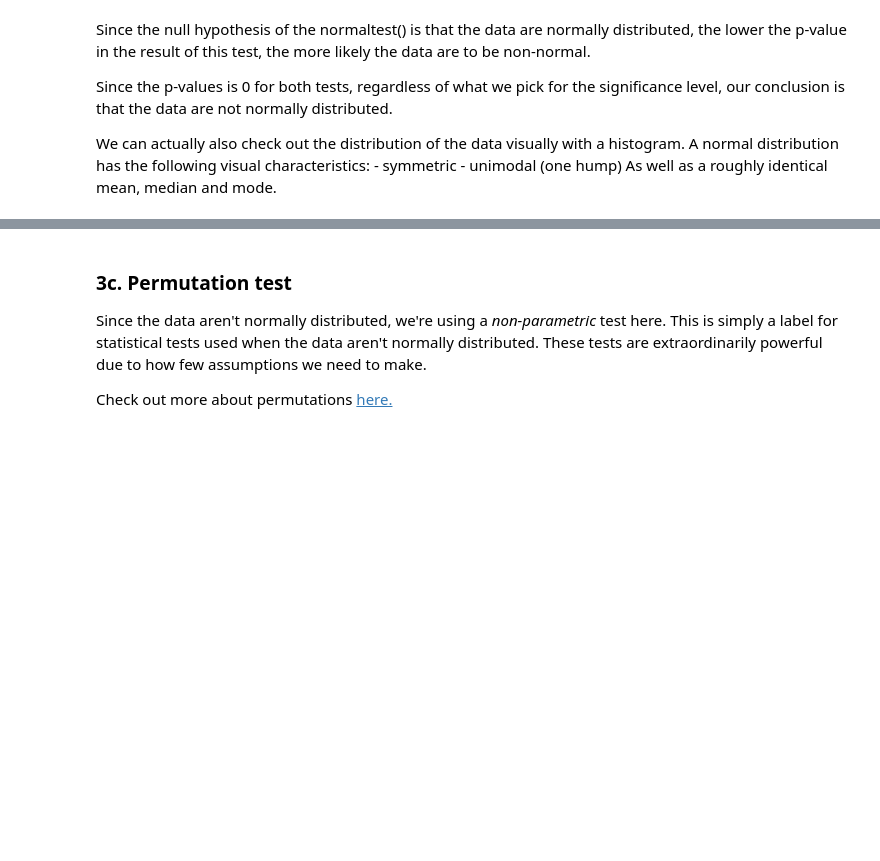
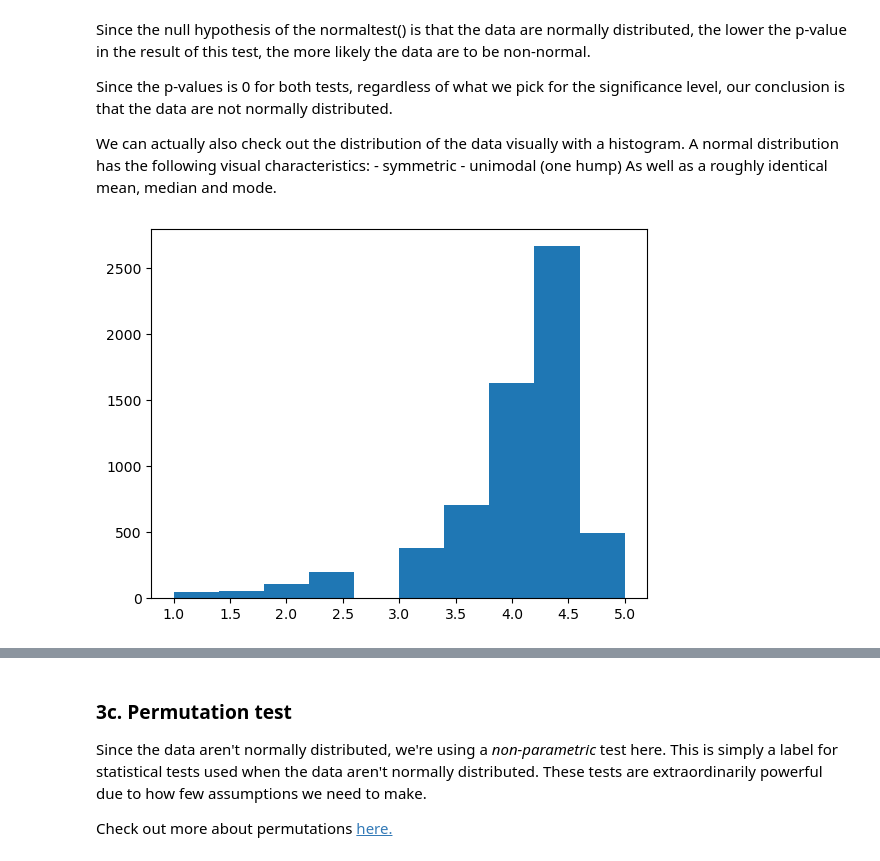
Before and after one commit to nhongphuc/Springboard, a Jupyter notebook: Integrating_Apps/Springboard Apps project - Tier 3 - Complete.ipynb, the cells around one changed output, grey strips where cells are left out. Cells and saved outputs as stored; diff of their text form; code cells hidden in the pictures; blank space fills up the shorter version.

```diff
--- a/Integrating_Apps/Springboard Apps project - Tier 3 - Complete.ipynb
+++ b/Integrating_Apps/Springboard Apps project - Tier 3 - Complete.ipynb
@@ -411,7 +422,9 @@ There are many different statistical tests, all with different assumptions. You'
 # %%
 # Create a subset of the column 'Rating' by the different platforms.
 # Call the subsets 'apple' and 'google'
-_ _ _
+
+apple = df.loc[df['platform']=='apple','Rating']
+google = df.loc[df['platform']=='google','Rating']
 # %%
 # Using the stats.normaltest() method, get an indication of whether the apple data are normally distributed
 # Save the result in a variable called apple_normal, and print it out
@@ -430,6 +449,9 @@ We can actually also check out the distribution of the data visually with a hist
 As well as a roughly identical mean, median and mode.
 # %%
 # Create a histogram of the apple reviews distribution
-_ _ _
+plt.hist(apple)
+plt.show()
+# %% [output]
+[figure, added]
 # %%
 # Create a histogram of the google data
```
Also changed, not shown: parts of 14 cells of this notebook.
